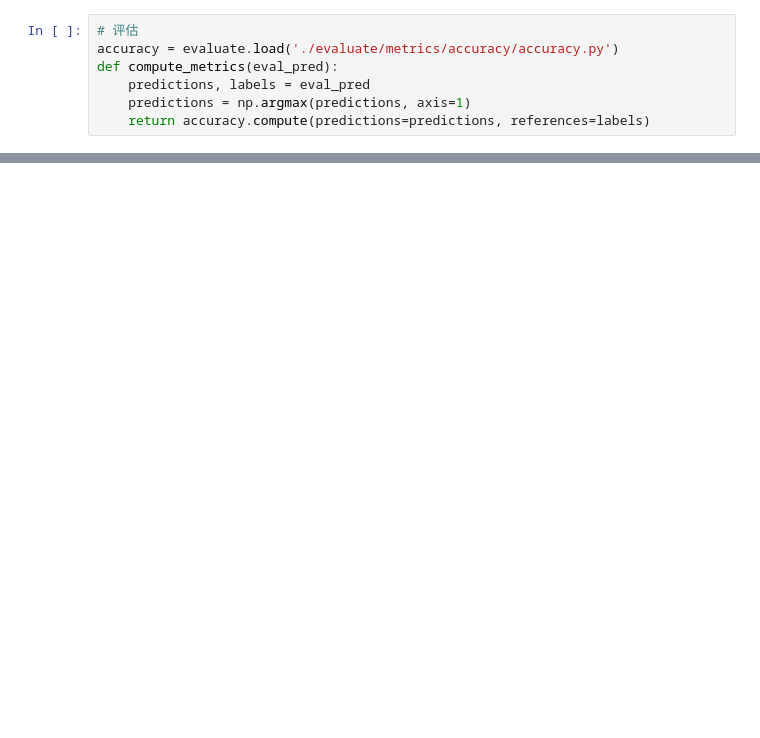
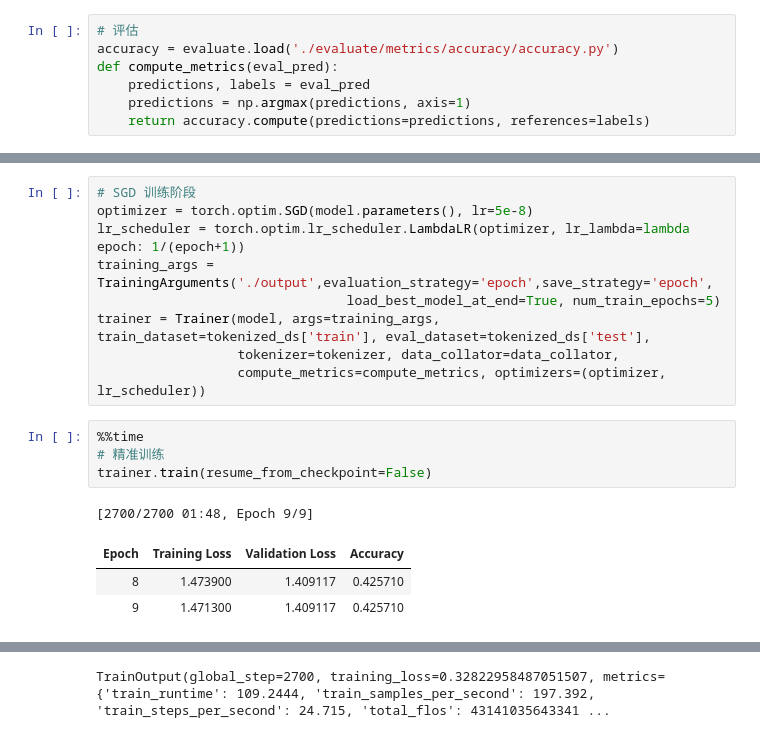
Before and after one commit to Glyco-Protein/Machine-Learning, a Jupyter notebook: SRP/Label_embedding.ipynb, the cells around one changed output, grey strips where cells are left out. Drawn from its saved outputs; the diff is of its cells as text; blank space fills up the shorter version.

Commit message:
MultiOptimizers

```diff
--- a/SRP/Label_embedding.ipynb
+++ b/SRP/Label_embedding.ipynb
@@ -265,0 +286,18 @@ trainer.train(resume_from_checkpoint=False)
+# %%
+# SGD 训练阶段
+optimizer = torch.optim.SGD(model.parameters(), lr=5e-8)
+lr_scheduler = torch.optim.lr_scheduler.LambdaLR(optimizer, lr_lambda=lambda epoch: 1/(epoch+1))
+training_args = TrainingArguments('./output',evaluation_strategy='epoch',save_strategy='epoch',
+                                load_best_model_at_end=True, num_train_epochs=5)
+trainer = Trainer(model, args=training_args, train_dataset=tokenized_ds['train'], eval_dataset=tokenized_ds['test'],
+                  tokenizer=tokenizer, data_collator=data_collator,
+                  compute_metrics=compute_metrics, optimizers=(optimizer, lr_scheduler))
+# %%
+%%time
+# 精准训练
+trainer.train(resume_from_checkpoint=False)
+# %% [output]
+[2700/2700 01:48, Epoch 9/9]
+| Epoch | Training Loss | Validation Loss | Accuracy |
+| 8 | 1.473900 | 1.409117 | 0.425710 |
+| 9 | 1.471300 | 1.409117 | 0.425710 |
@@ -265,0 +306 @@ trainer.train(resume_from_checkpoint=False)
+TrainOutput(global_step=2700, training_loss=0.32822958487051507, metrics={'train_runtime': 109.2444, 'train_samples_per_second': 197.392, 'train_steps_per_second': 24.715, 'total_flos': 43141035643341 ...
```
Also changed, not shown: parts of 18 cells of this notebook.
